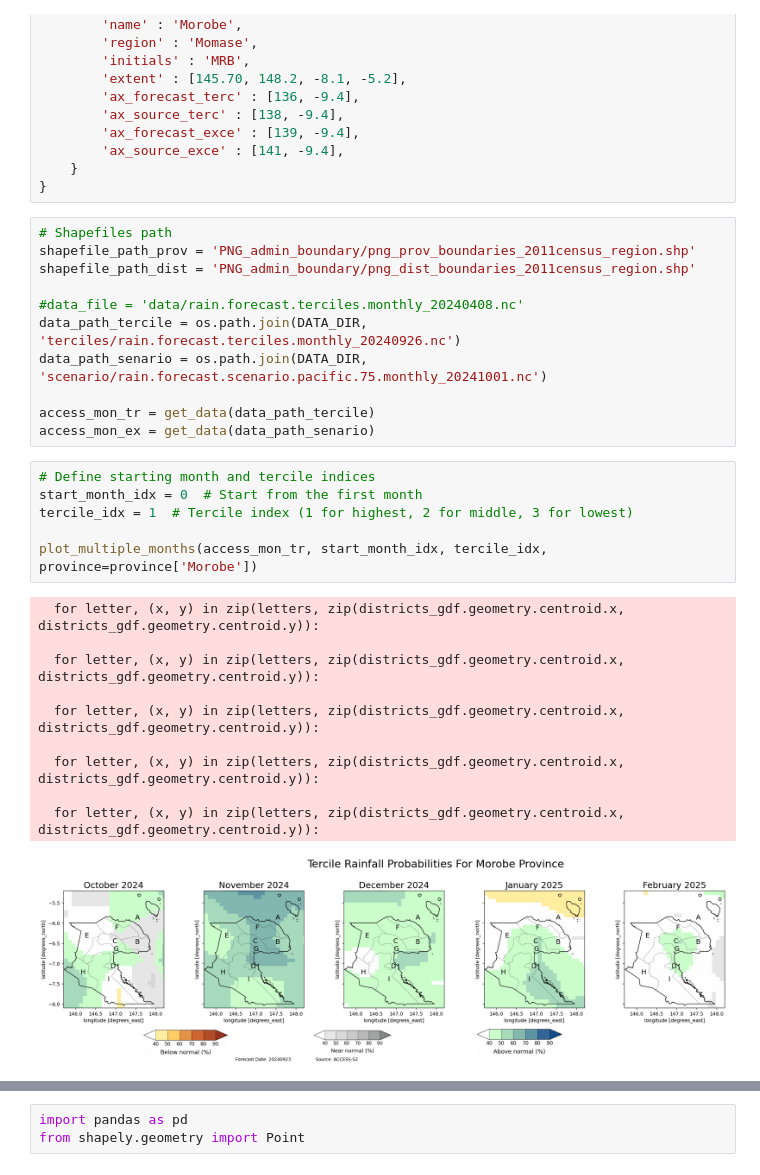
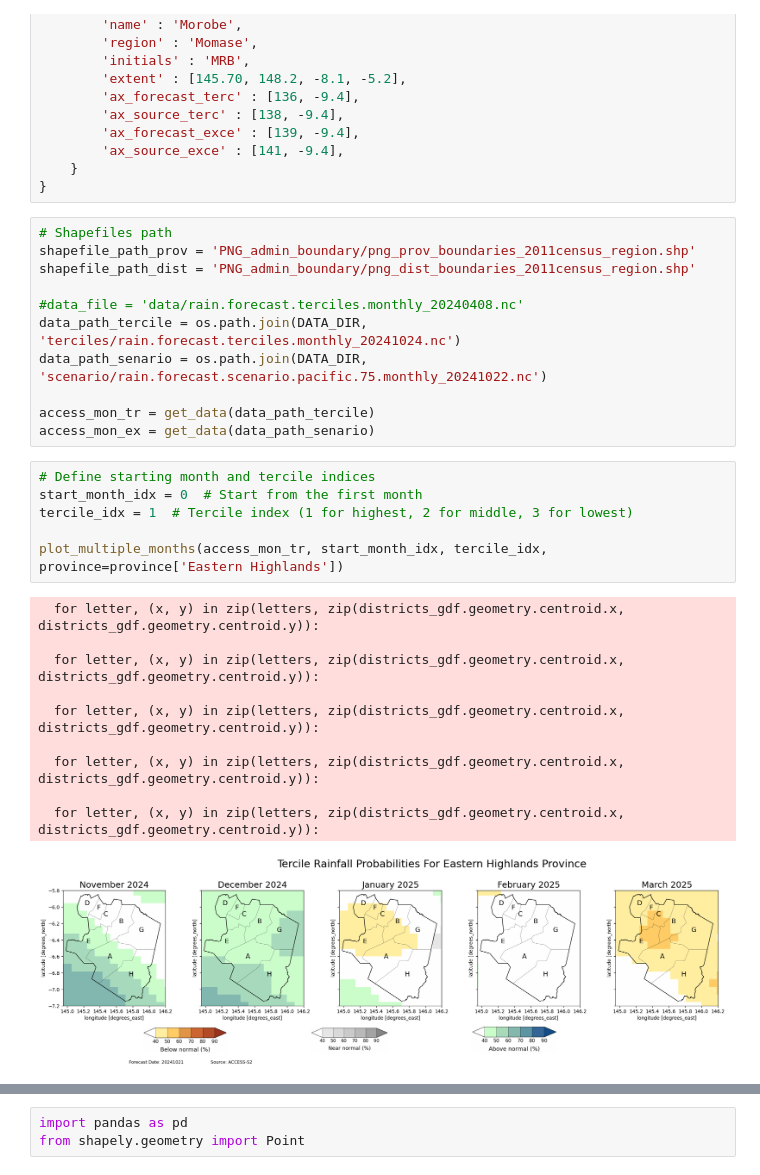
Before and after one commit to nytes75/Seasonal-Farming-Advisory, a Jupyter notebook: main.ipynb, the cells around one changed output, grey strips where cells are left out. Drawn from its saved outputs; the diff is of its cells as text.

```diff
--- a/main.ipynb
+++ b/main.ipynb
@@ -241,26 +241,26 @@ shapefile_path_prov = 'PNG_admin_boundary/png_prov_boundaries_2011census_region.
 shapefile_path_dist = 'PNG_admin_boundary/png_dist_boundaries_2011census_region.shp'
 
 #data_file = 'data/rain.forecast.terciles.monthly_20240408.nc'
-data_path_tercile = os.path.join(DATA_DIR, 'terciles/rain.forecast.terciles.monthly_20240926.nc')
-data_path_senario = os.path.join(DATA_DIR, 'scenario/rain.forecast.scenario.pacific.75.monthly_20241001.nc')
+data_path_tercile = os.path.join(DATA_DIR, 'terciles/rain.forecast.terciles.monthly_20241024.nc')
+data_path_senario = os.path.join(DATA_DIR, 'scenario/rain.forecast.scenario.pacific.75.monthly_20241022.nc')
 
 access_mon_tr = get_data(data_path_tercile)
 access_mon_ex = get_data(data_path_senario)
 # %%
 # Define starting month and tercile indices
 start_month_idx = 0  # Start from the first month
 tercile_idx = 1  # Tercile index (1 for highest, 2 for middle, 3 for lowest)
 
-plot_multiple_months(access_mon_tr, start_month_idx, tercile_idx, province=province['Morobe'])
+plot_multiple_months(access_mon_tr, start_month_idx, tercile_idx, province=province['Eastern Highlands'])
 # %% [output]
   for letter, (x, y) in zip(letters, zip(districts_gdf.geometry.centroid.x, districts_gdf.geometry.centroid.y)):
 
   for letter, (x, y) in zip(letters, zip(districts_gdf.geometry.centroid.x, districts_gdf.geometry.centroid.y)):
 
   for letter, (x, y) in zip(letters, zip(districts_gdf.geometry.centroid.x, districts_gdf.geometry.centroid.y)):
 
   for letter, (x, y) in zip(letters, zip(districts_gdf.geometry.centroid.x, districts_gdf.geometry.centroid.y)):
 
   for letter, (x, y) in zip(letters, zip(districts_gdf.geometry.centroid.x, districts_gdf.geometry.centroid.y)):
-[figure, old version]
+[figure, new version]
 # %%
```
Also changed, not shown: parts of 2 cells of this notebook.
